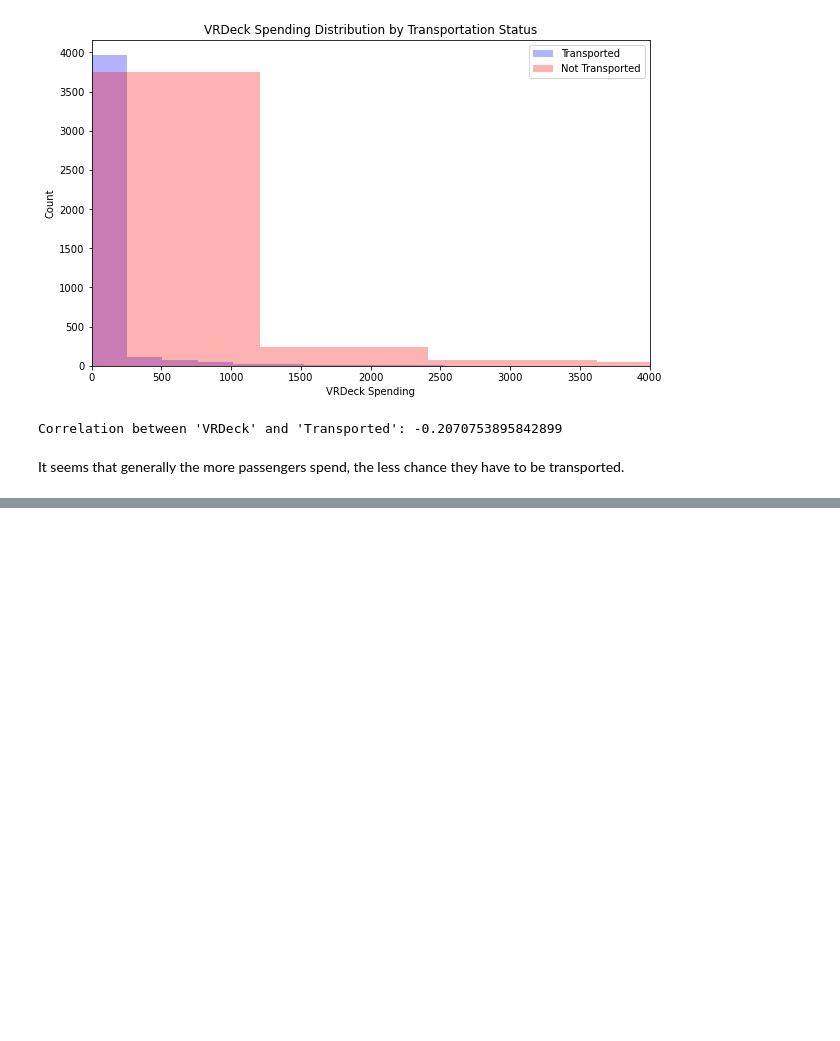
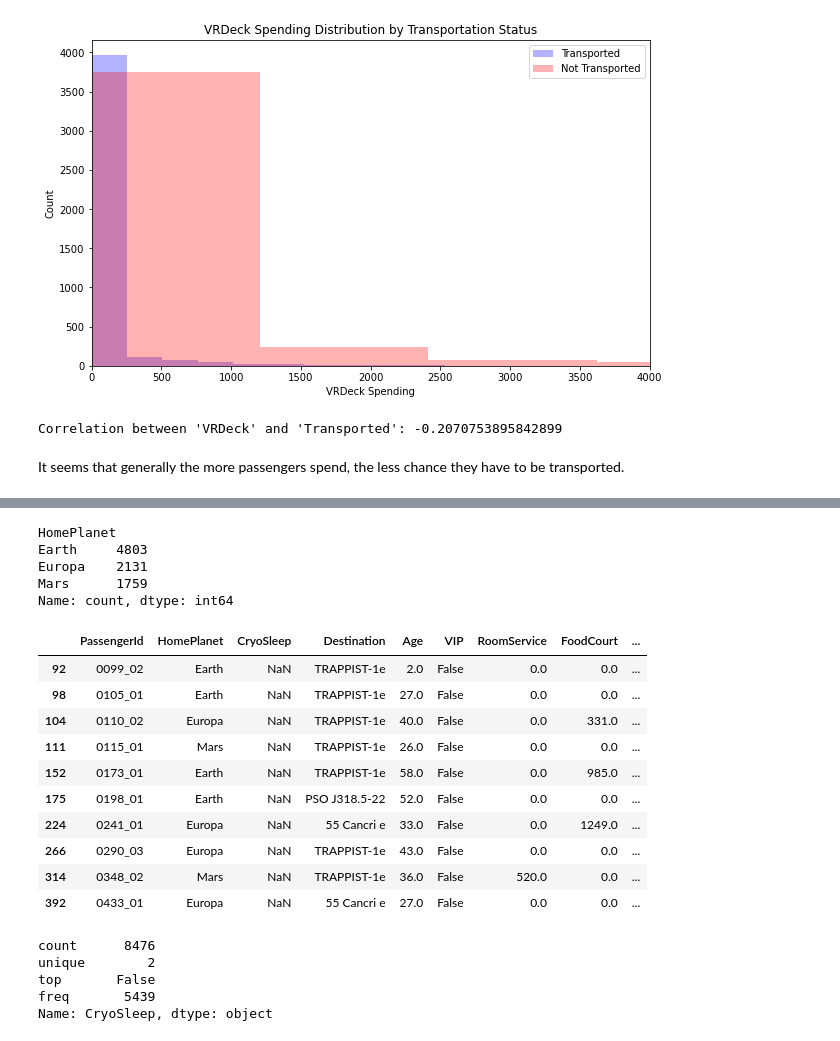
Before and after one commit to brianellis1997/Spaceship-Titanic, a Jupyter notebook: spaceship-titanic/Work.ipynb, the cells around one changed output, grey strips where cells are left out. Cells and saved outputs as stored; diff of their text form; code cells hidden in the pictures; blank space fills up the shorter version.

```diff
--- a/spaceship-titanic/Work.ipynb
+++ b/spaceship-titanic/Work.ipynb
@@ -819,0 +968,3 @@ It seems that generally the more passengers spend, the less chance they have to
+# %%
+train['HomePlanet'].fillna('Earth', inplace=True)
+train.info()
@@ -819,0 +989,30 @@ It seems that generally the more passengers spend, the less chance they have to
+# %%
+train['HomePlanet'].value_counts()
+# %% [output]
+HomePlanet
+Earth     4803
+Europa    2131
+Mars      1759
+Name: count, dtype: int64
+# %%
+train[train['CryoSleep'].isna()].head(10)
+# %% [output]
+|  | PassengerId | HomePlanet | CryoSleep | Destination | Age | VIP | RoomService | FoodCourt | ... |
+| 92 | 0099_02 | Earth | NaN | TRAPPIST-1e | 2.0 | False | 0.0 | 0.0 | ... |
+| 98 | 0105_01 | Earth | NaN | TRAPPIST-1e | 27.0 | False | 0.0 | 0.0 | ... |
+| 104 | 0110_02 | Europa | NaN | TRAPPIST-1e | 40.0 | False | 0.0 | 331.0 | ... |
+| 111 | 0115_01 | Mars | NaN | TRAPPIST-1e | 26.0 | False | 0.0 | 0.0 | ... |
+| 152 | 0173_01 | Earth | NaN | TRAPPIST-1e | 58.0 | False | 0.0 | 985.0 | ... |
+| 175 | 0198_01 | Earth | NaN | PSO J318.5-22 | 52.0 | False | 0.0 | 0.0 | ... |
+| 224 | 0241_01 | Europa | NaN | 55 Cancri e | 33.0 | False | 0.0 | 1249.0 | ... |
+| 266 | 0290_03 | Europa | NaN | TRAPPIST-1e | 43.0 | False | 0.0 | 0.0 | ... |
+| 314 | 0348_02 | Mars | NaN | TRAPPIST-1e | 36.0 | False | 520.0 | 0.0 | ... |
+| 392 | 0433_01 | Europa | NaN | 55 Cancri e | 27.0 | False | 0.0 | 0.0 | ... |
+# %%
+train['CryoSleep'].describe()
+# %% [output]
+count      8476
+unique        2
+top       False
+freq       5439
+Name: CryoSleep, dtype: object
```
Also changed, not shown: parts of 21 cells of this notebook.
